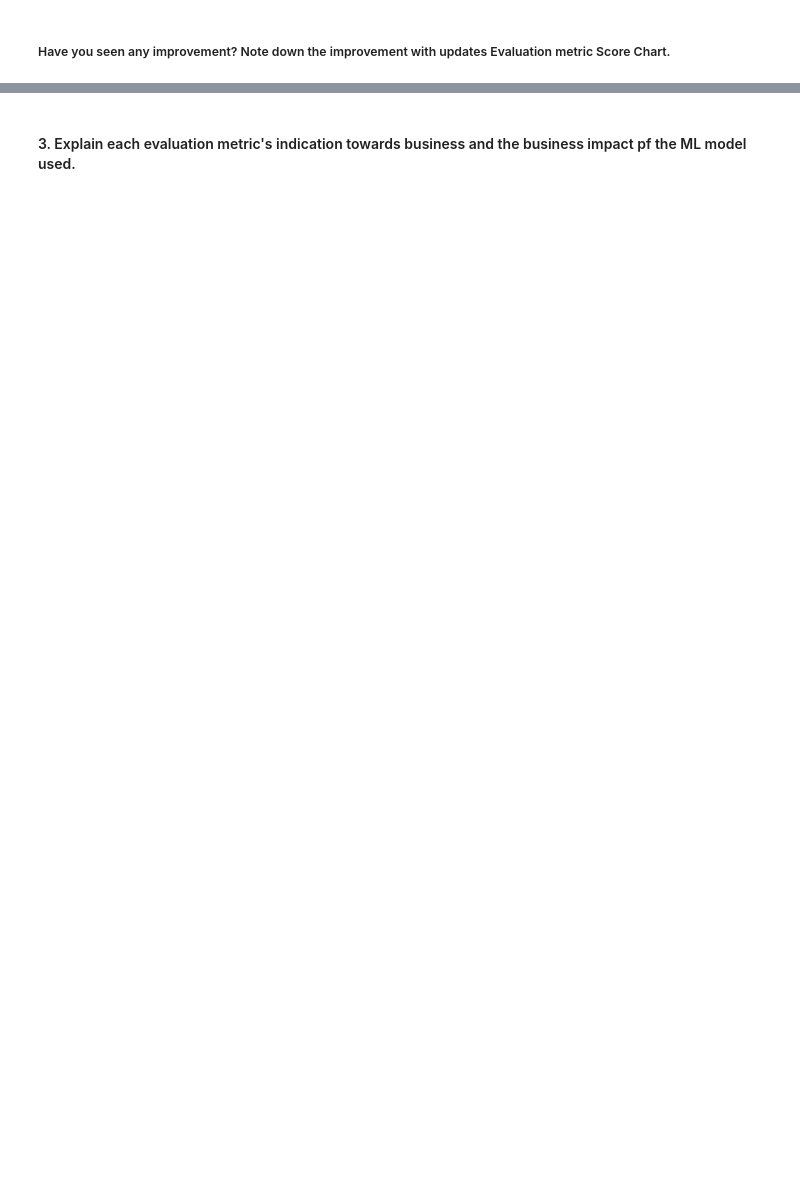
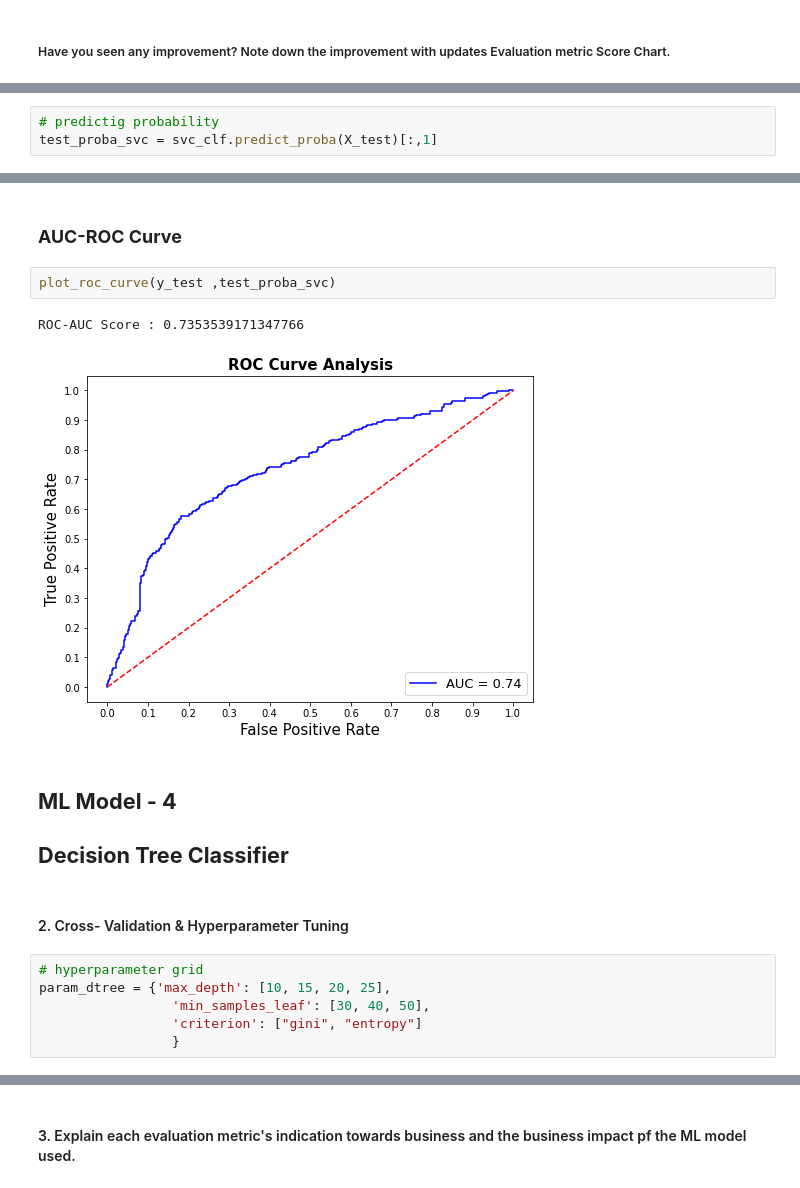
Before and after one commit to sakshantG/Cardiovascular_Risk_Prediction, a Jupyter notebook: Cardio_Vascular_Risk_Prediction_.ipynb, the cells around one changed output, grey strips where cells are left out. Cells and saved outputs as stored; diff of their text form; blank space fills up the shorter version.

```diff
--- a/Cardio_Vascular_Risk_Prediction_.ipynb
+++ b/Cardio_Vascular_Risk_Prediction_.ipynb
@@ -1531,0 +1615,3 @@ Answer Here.
+# %%
+# predictig probability
+test_proba_svc = svc_clf.predict_proba(X_test)[:,1]
@@ -1531,0 +1642,19 @@ Answer Here.
+# %% [markdown]
+### **AUC-ROC Curve**
+# %%
+plot_roc_curve(y_test ,test_proba_svc)
+# %% [output]
+ROC-AUC Score : 0.7353539171347766
+[figure, added]
+# %% [markdown]
+## **ML Model - 4**
+
+## **Decision Tree Classifier**
+# %% [markdown]
+#### 2. Cross- Validation & Hyperparameter Tuning
+# %%
+# hyperparameter grid
+param_dtree = {'max_depth': [10, 15, 20, 25],
+                 'min_samples_leaf': [30, 40, 50],
+                 'criterion': ["gini", "entropy"]
+                 }
```
Also changed, not shown: parts of 114 cells of this notebook.
